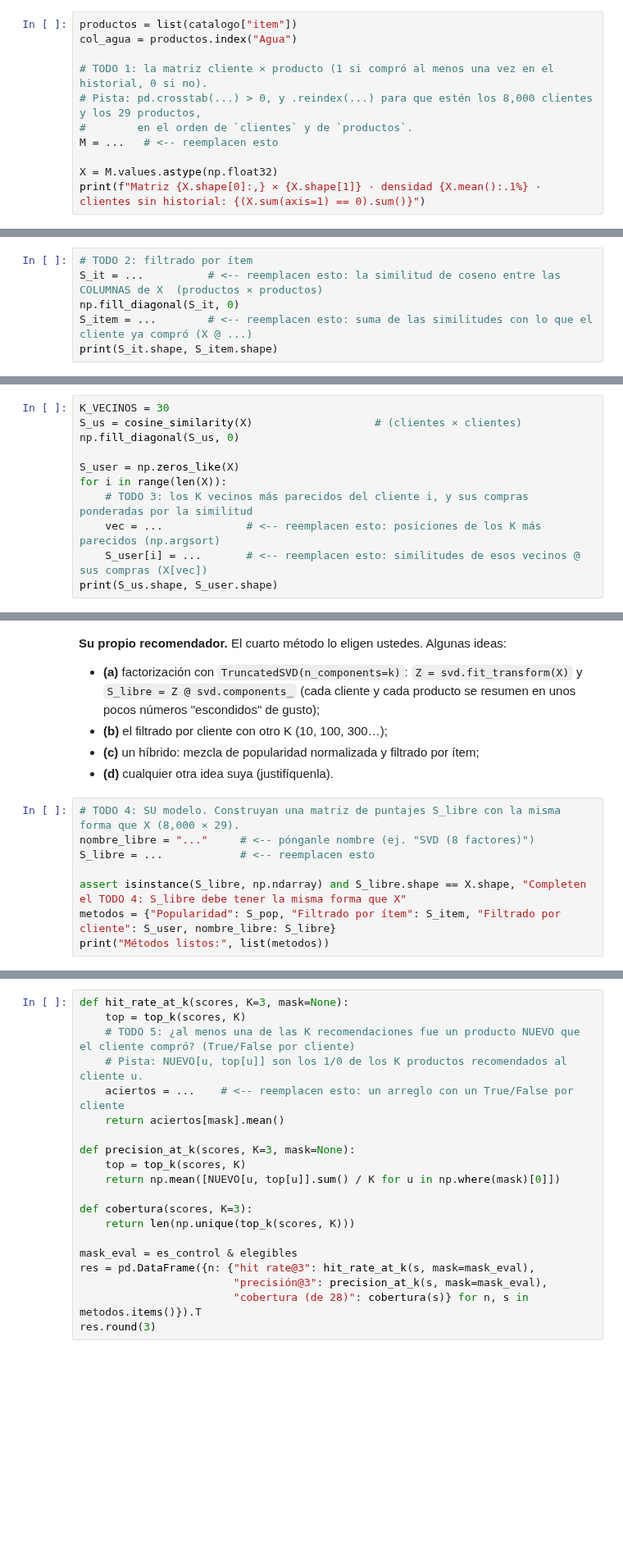
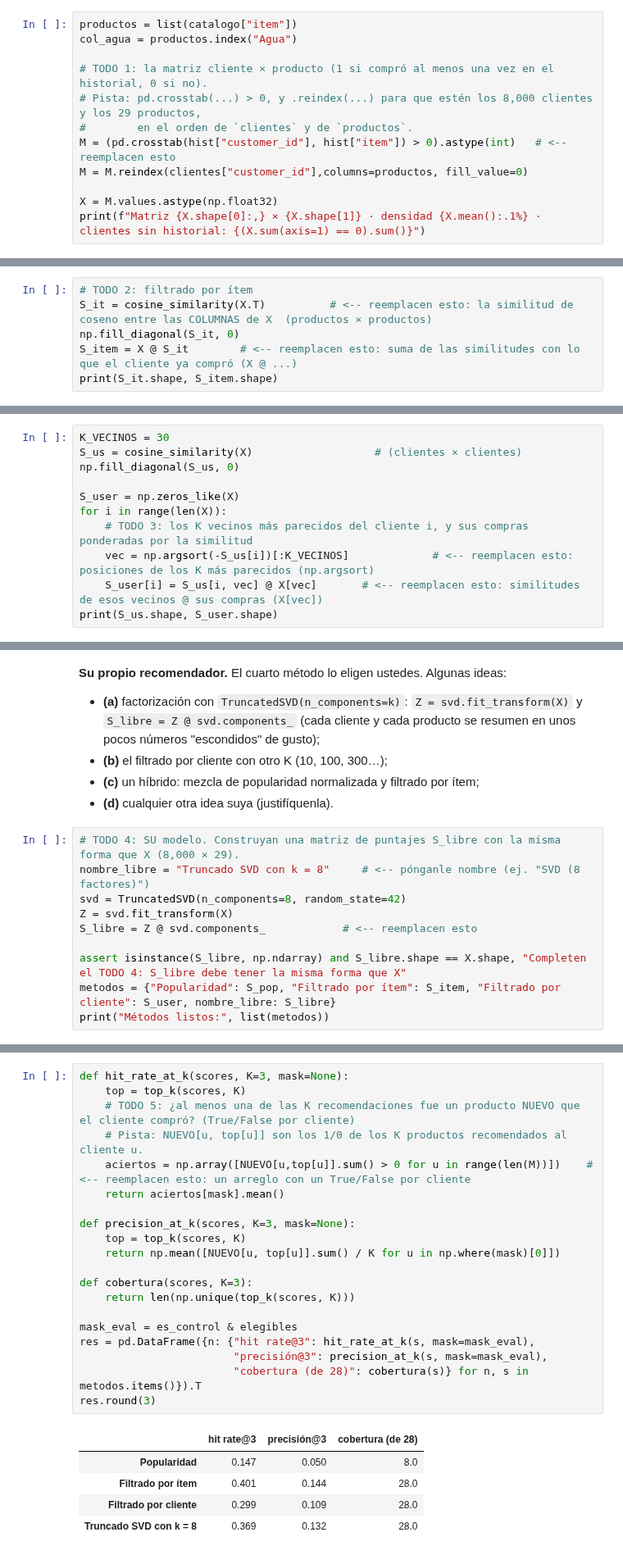
Before and after one commit to CristianFGC12/marketing-analytics-cristian-gonzalez, a Jupyter notebook: Semana_4/Tarea/laboratorio_recomendacion.ipynb, the cells around one changed output, grey strips where cells are left out. Shown at 82% size. Cells and saved outputs as stored; diff of their text form; blank space fills up the shorter version.

```diff
--- a/Semana_4/Tarea/laboratorio_recomendacion.ipynb
+++ b/Semana_4/Tarea/laboratorio_recomendacion.ipynb
@@ -62,7 +93,8 @@ col_agua = productos.index("Agua")
 # TODO 1: la matriz cliente × producto (1 si compró al menos una vez en el historial, 0 si no).
 # Pista: pd.crosstab(...) > 0, y .reindex(...) para que estén los 8,000 clientes y los 29 productos,
 #        en el orden de `clientes` y de `productos`.
-M = ...   # <-- reemplacen esto
+M = (pd.crosstab(hist["customer_id"], hist["item"]) > 0).astype(int)   # <-- reemplacen esto
+M = M.reindex(clientes["customer_id"],columns=productos, fill_value=0)
 
 X = M.values.astype(np.float32)
 print(f"Matriz {X.shape[0]:,} × {X.shape[1]} · densidad {X.mean():.1%} · clientes sin historial: {(X.sum(axis=1) == 0).sum()}")
@@ -83,7 +117,7 @@ tabla de similitudes **una sola vez**, y el puntaje de cada cliente es la **suma
 candidato con lo que el cliente ya compró.
 # %%
 # TODO 2: filtrado por ítem
-S_it = ...          # <-- reemplacen esto: la similitud de coseno entre las COLUMNAS de X  (productos × productos)
+S_it = cosine_similarity(X.T)          # <-- reemplacen esto: la similitud de coseno entre las COLUMNAS de X  (productos × productos)
 np.fill_diagonal(S_it, 0)
-S_item = ...        # <-- reemplacen esto: suma de las similitudes con lo que el cliente ya compró (X @ ...)
+S_item = X @ S_it        # <-- reemplacen esto: suma de las similitudes con lo que el cliente ya compró (X @ ...)
 print(S_it.shape, S_item.shape)
@@ -99,6 +135,6 @@ np.fill_diagonal(S_us, 0)
 S_user = np.zeros_like(X)
 for i in range(len(X)):
     # TODO 3: los K vecinos más parecidos del cliente i, y sus compras ponderadas por la similitud
-    vec = ...             # <-- reemplacen esto: posiciones de los K más parecidos (np.argsort)
-    S_user[i] = ...       # <-- reemplacen esto: similitudes de esos vecinos @ sus compras (X[vec])
+    vec = np.argsort(-S_us[i])[:K_VECINOS]             # <-- reemplacen esto: posiciones de los K más parecidos (np.argsort)
+    S_user[i] = S_us[i, vec] @ X[vec]       # <-- reemplacen esto: similitudes de esos vecinos @ sus compras (X[vec])
 print(S_us.shape, S_user.shape)
@@ -111,8 +149,10 @@ print(S_us.shape, S_user.shape)
 - **(d)** cualquier otra idea suya (justifíquenla).
 # %%
 # TODO 4: SU modelo. Construyan una matriz de puntajes S_libre con la misma forma que X (8,000 × 29).
-nombre_libre = "..."     # <-- pónganle nombre (ej. "SVD (8 factores)")
-S_libre = ...            # <-- reemplacen esto
+nombre_libre = "Truncado SVD con k = 8"     # <-- pónganle nombre (ej. "SVD (8 factores)")
+svd = TruncatedSVD(n_components=8, random_state=42)
+Z = svd.fit_transform(X)
+S_libre = Z @ svd.components_            # <-- reemplacen esto
 
 assert isinstance(S_libre, np.ndarray) and S_libre.shape == X.shape, "Completen el TODO 4: S_libre debe tener la misma forma que X"
 metodos = {"Popularidad": S_pop, "Filtrado por ítem": S_item, "Filtrado por cliente": S_user, nombre_libre: S_libre}
@@ -138,23 +184,29 @@ print(f"  tratamiento  : {(elegibles & ~es_control).sum():,} de {(~es_control).s
 # %%
 def hit_rate_at_k(scores, K=3, mask=None):
     top = top_k(scores, K)
     # TODO 5: ¿al menos una de las K recomendaciones fue un producto NUEVO que el cliente compró? (True/False por cliente)
     # Pista: NUEVO[u, top[u]] son los 1/0 de los K productos recomendados al cliente u.
-    aciertos = ...    # <-- reemplacen esto: un arreglo con un True/False por cliente
+    aciertos = np.array([NUEVO[u,top[u]].sum() > 0 for u in range(len(M))])    # <-- reemplacen esto: un arreglo con un True/False por cliente
     return aciertos[mask].mean()
 
 def precision_at_k(scores, K=3, mask=None):
     top = top_k(scores, K)
     return np.mean([NUEVO[u, top[u]].sum() / K for u in np.where(mask)[0]])
 
 def cobertura(scores, K=3):
     return len(np.unique(top_k(scores, K)))
 
 mask_eval = es_control & elegibles
 res = pd.DataFrame({n: {"hit rate@3": hit_rate_at_k(s, mask=mask_eval),
                         "precisión@3": precision_at_k(s, mask=mask_eval),
                         "cobertura (de 28)": cobertura(s)} for n, s in metodos.items()}).T
 res.round(3)
+# %% [output]
+|  | hit rate@3 | precisión@3 | cobertura (de 28) |
+| Popularidad | 0.147 | 0.050 | 8.0 |
+| Filtrado por ítem | 0.401 | 0.144 | 28.0 |
+| Filtrado por cliente | 0.299 | 0.109 | 28.0 |
+| Truncado SVD con k = 8 | 0.369 | 0.132 | 28.0 |
 # %%
 fig, ax = plt.subplots(1, 2, figsize=(10, 3.8))
 colores = [GRIS, VERDE, VERDE, NARANJA]
```
Also changed, not shown: parts of 17 cells of this notebook.
